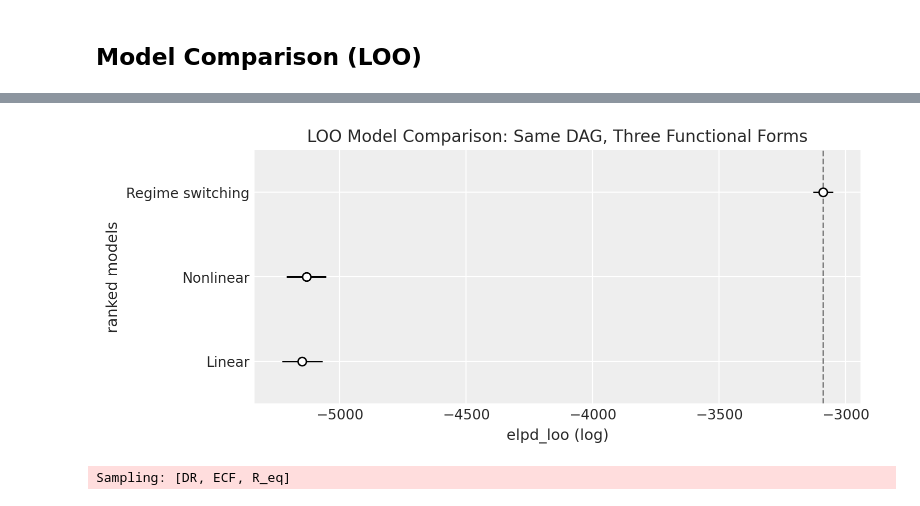
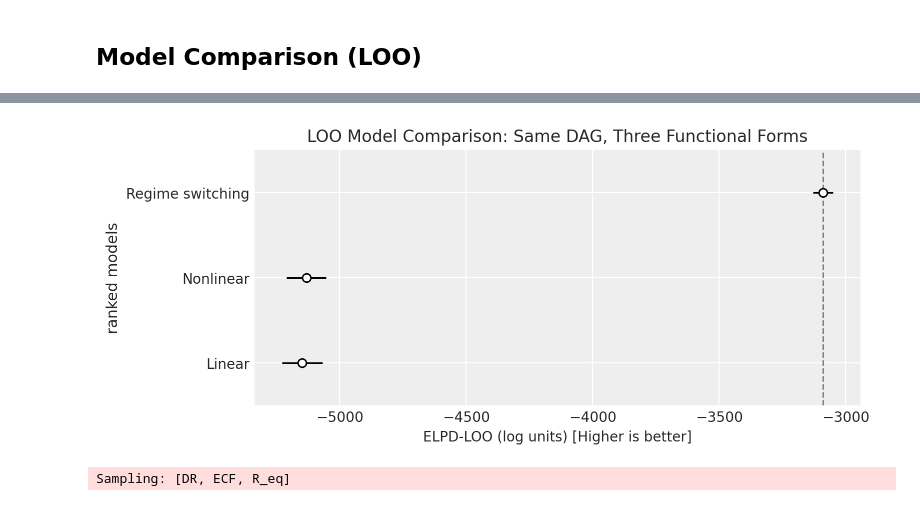
Before and after one commit to pymc-labs/congrats_you_have_a_dag, a Jupyter notebook: congrats_you_have_a_dag.ipynb, the cells around one changed output, grey strips where cells are left out. Saved outputs shown, nothing was run; the diff lists cells and outputs as text; code cells hidden in the pictures.

```diff
--- a/congrats_you_have_a_dag.ipynb
+++ b/congrats_you_have_a_dag.ipynb
@@ -515,12 +515,13 @@ comparison
 # %%
 fig, ax = plt.subplots(figsize=(8, 3.5))
 az.plot_compare(comparison, ax=ax, insample_dev=False)
 ax.set_title("LOO Model Comparison: Same DAG, Three Functional Forms", fontsize=12)
+ax.set_xlabel("ELPD-LOO (log units) [Higher is better]" , fontsize=10)
 plt.tight_layout()
 fig.savefig(os.path.join(FIG_DIR, "fig2_loo_comparison.png"), dpi=150, bbox_inches="tight")
 plt.show()
 # %% [output]
-[figure, old version]
+[figure, new version]
 # %%
 ppc_data = {}
 fig, axes = plt.subplots(1, 3, figsize=(15, 4.5), sharey=True)
```
Also changed, not shown: parts of 2 cells of this notebook, 3 other files.
